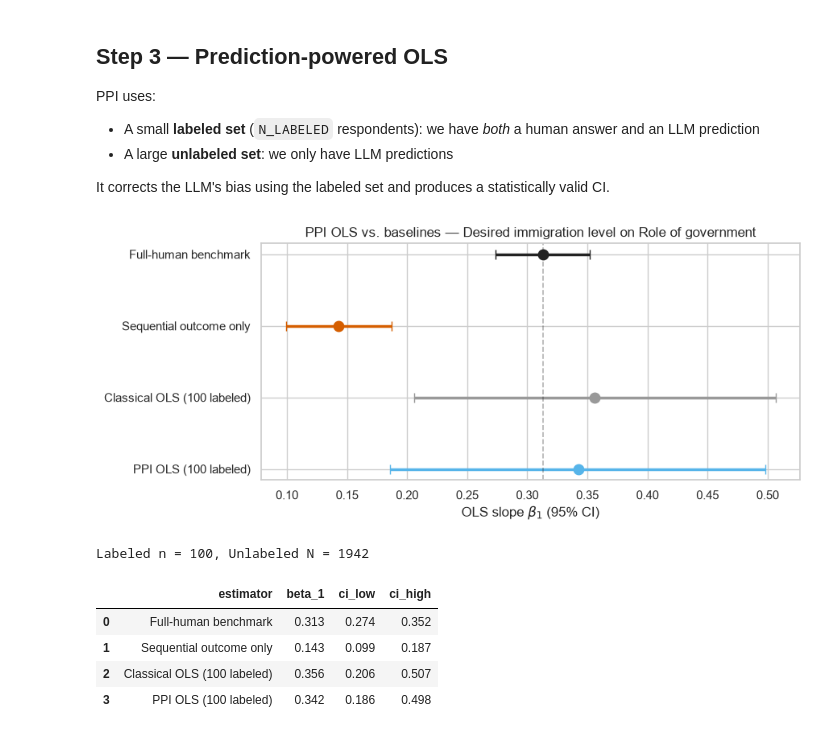
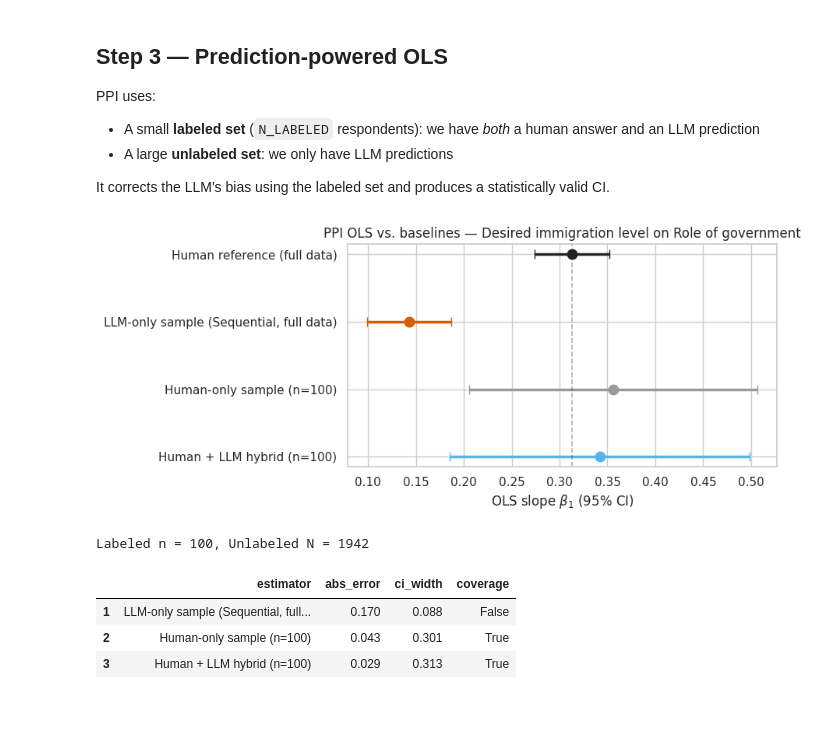
Before and after one commit to dess-mannheim/tutorial_survey_simulation, a Jupyter notebook: notebooks/session4.ipynb, the cells around one changed output. Saved outputs shown, nothing was run; the diff lists cells and outputs as text; code cells hidden in the pictures.

Commit message:
Add imputation metrics and update axis labels

```diff
--- a/notebooks/session4.ipynb
+++ b/notebooks/session4.ipynb
@@ -31,11 +35,11 @@ We setup the variables we need for the notebook.
 HF_REPO = "dess-mannheim/ic2s2_tutorial"
 RESULT_DIR = f"hf://datasets/{HF_REPO}/inference_results/Qwen3.5-27B"
 
-METHODS = ["judge_likert", "reasoning", "verbalized", "sequential", "battery"]
+METHODS = ["reasoning", "verbalized", "sequential", "battery"] #judge_likert
 SAMPLED_METHODS = ["verbalized", "sequential", "battery"]
 SAMPLING_SEED = 42
 METHOD_LABELS = {
-    "judge_likert": "LLM judge",
+    #"judge_likert": "LLM judge",
     "reasoning": "Reasoning",
     "verbalized": "Verbalized",
     "sequential": "Sequential",
@@ -44,7 +48,7 @@ METHOD_LABELS = {
 
 METHOD_COLORS = {
     "Human": "#222222",
-    "judge_likert": "#0173B2",
+    #"judge_likert": "#0173B2",
     "reasoning": "#DE8F05",
     "verbalized": "#029E73",
     "sequential": "#D55E00",
@@ -417,8 +423,11 @@ regression_results = pd.DataFrame(regression_rows)
 human_beta_1 = regression_results.loc[
     regression_results["source"] == "Human", "beta_1"
 ].iloc[0]
-regression_results["absolute_difference_from_human"] = (
+regression_results["abs_error"] = (
     regression_results["beta_1"] - human_beta_1
 ).abs()
-regression_results.round(3)
+regression_results['ci_width'] = (regression_results.ci_high - regression_results.ci_low)
+true_beta_1 = regression_results[regression_results.source == 'Human'].iloc[0].beta_1
+regression_results['coverage'] = (regression_results.ci_high > true_beta_1) & (regression_results.ci_low < true_beta_1)
+regression_results[['source', 'r_squared', 'abs_error', 'ci_width', 'coverage']].round(3)
 # %% [output]
@@ -571,20 +579,20 @@ ppi_low, ppi_high = ppi_ols_ci(
 
 ppi_results = pd.DataFrame([
     {
-        "estimator": "Full-human benchmark",
+        "estimator": "Human reference (full data)",
         "beta_1": truth_beta_1, "ci_low": truth_low, "ci_high": truth_high,
     },
     {
-        "estimator": f"{METHOD_LABELS[PPI_METHOD]} outcome only",
+        "estimator": f"LLM-only sample ({METHOD_LABELS[PPI_METHOD]}, full data)",
         "beta_1": llm_beta_1, "ci_low": llm_low, "ci_high": llm_high,
     },
     {
-        "estimator": f"Classical OLS ({N_LABELED} labeled)",
+        "estimator": f"Human-only sample (n={N_LABELED})",
         "beta_1": labeled_beta_1,
         "ci_low": labeled_low, "ci_high": labeled_high,
     },
     {
-        "estimator": f"PPI OLS ({N_LABELED} labeled)",
+        "estimator": f"Human + LLM hybrid (n={N_LABELED})",
         "beta_1": float(ppi_beta[1]),
         "ci_low": float(ppi_low[1]), "ci_high": float(ppi_high[1]),
     },
@@ -607,34 +615,37 @@ for position, (row, color) in enumerate(
         fmt="o",
         color=color,
         markersize=9,
         capsize=4,
         linewidth=2.5,
     )
 
 ax.axvline(
     truth_beta_1, color=METHOD_COLORS["Human"],
     linestyle="--", alpha=0.35, linewidth=1.2,
 )
 ax.set_yticks(range(len(ppi_results)))
 ax.set_yticklabels(ppi_results["estimator"])
 ax.invert_yaxis()
 ax.set(
     xlabel=r"OLS slope $\beta_1$ (95% CI)",
     title=(
         f"PPI OLS vs. baselines — "
         f"{QUESTIONS[Y_QUESTION]} on {QUESTIONS[X_QUESTION]}"
     ),
 )
 fig.tight_layout()
 plt.show()
 
 print(f"Labeled n = {len(labeled)}, Unlabeled N = {len(unlabeled)}")
-ppi_results.round(3)
+
+ppi_results['abs_error'] = (truth_beta_1 - ppi_results.beta_1).abs()
+ppi_results['ci_width'] = (ppi_results.ci_high - ppi_results.ci_low)
+ppi_results['coverage'] = (ppi_results.ci_high > truth_beta_1) & (ppi_results.ci_low < truth_beta_1)
+ppi_results.iloc[1:][['estimator', 'abs_error', 'ci_width', 'coverage']].round(3)
 # %% [output]
-[figure, old version]
+[figure, new version]
 Labeled n = 100, Unlabeled N = 1942
-|  | estimator | beta_1 | ci_low | ci_high |
-| 0 | Full-human benchmark | 0.313 | 0.274 | 0.352 |
-| 1 | Sequential outcome only | 0.143 | 0.099 | 0.187 |
-| 2 | Classical OLS (100 labeled) | 0.356 | 0.206 | 0.507 |
-| 3 | PPI OLS (100 labeled) | 0.342 | 0.186 | 0.498 |
+|  | estimator | abs_error | ci_width | coverage |
+| 1 | LLM-only sample (Sequential, full... | 0.170 | 0.088 | False |
+| 2 | Human-only sample (n=100) | 0.043 | 0.301 | True |
+| 3 | Human + LLM hybrid (n=100) | 0.029 | 0.313 | True |
```
Also changed, not shown: parts of 9 cells of this notebook.
